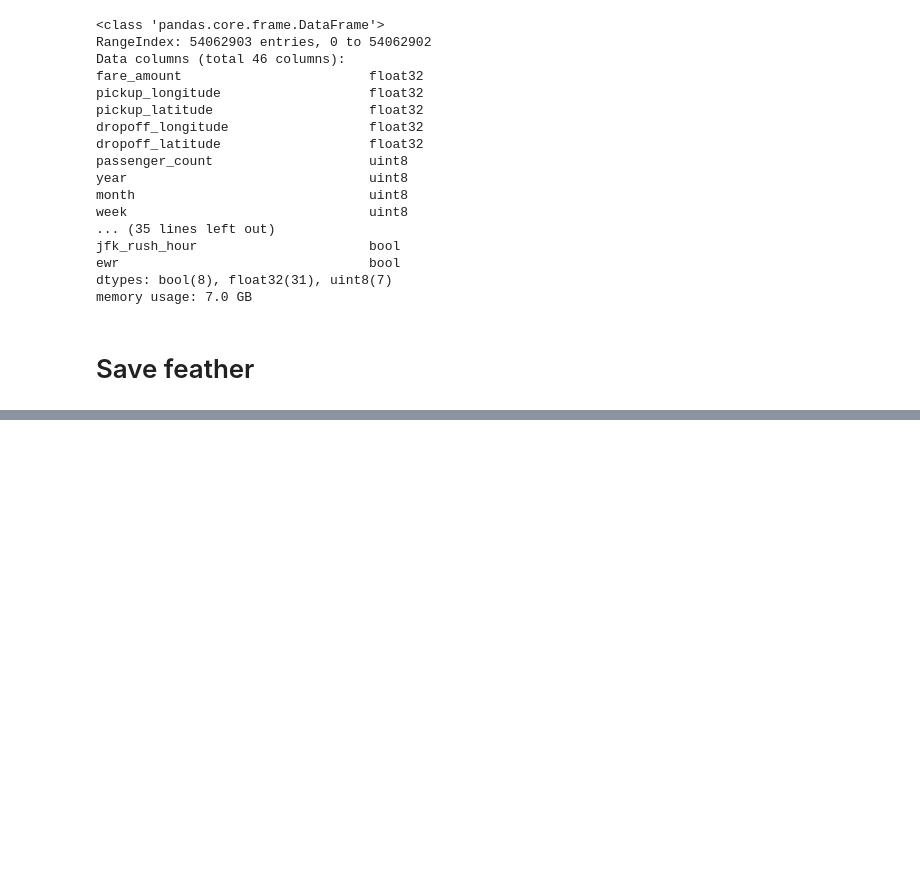
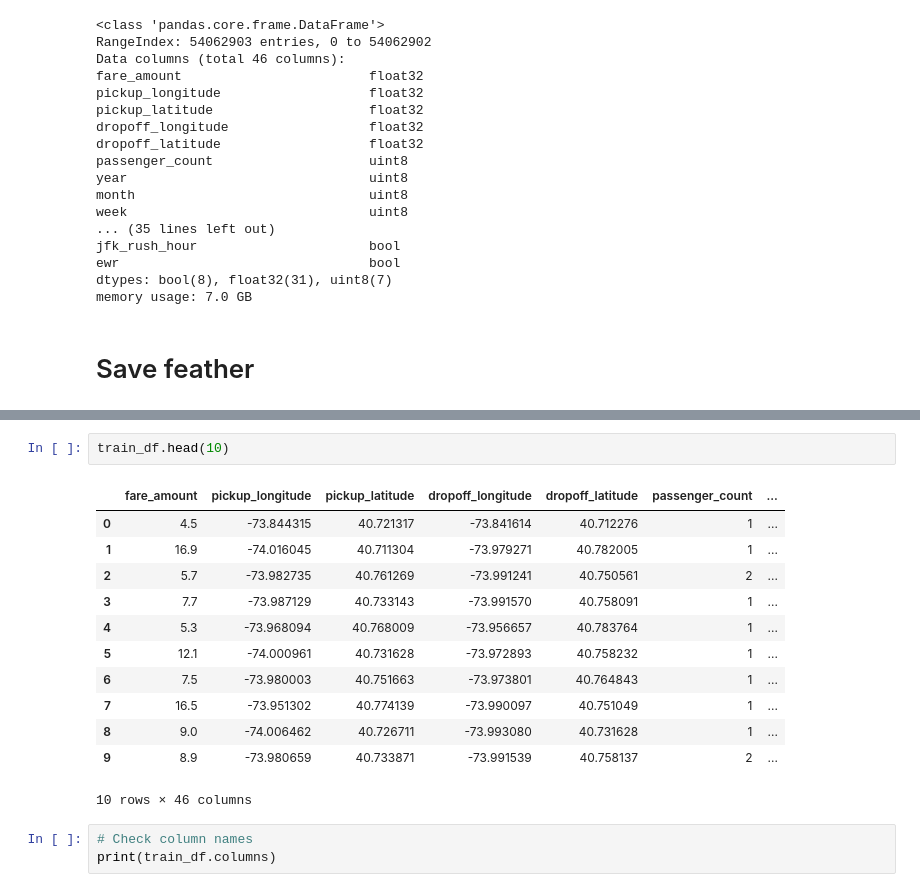
Before and after one commit to szeleeteo/kaggle, a Jupyter notebook: new-york-city-taxi-fare-prediction/new-york-city-taxi-fare-prediction_Data_Cleaning_v08.ipynb, the cells around one changed output, grey strips where cells are left out. Saved outputs shown, nothing was run; the diff lists cells and outputs as text; blank space fills up the shorter version.

```diff
--- a/new-york-city-taxi-fare-prediction/new-york-city-taxi-fare-prediction_Data_Cleaning_v08.ipynb
+++ b/new-york-city-taxi-fare-prediction/new-york-city-taxi-fare-prediction_Data_Cleaning_v08.ipynb
@@ -634,0 +641,18 @@ memory usage: 7.0 GB
+# %%
+train_df.head(10)
+# %% [output]
+|  | fare_amount | pickup_longitude | pickup_latitude | dropoff_longitude | dropoff_latitude | passenger_count | ... |
+| 0 | 4.5 | -73.844315 | 40.721317 | -73.841614 | 40.712276 | 1 | ... |
+| 1 | 16.9 | -74.016045 | 40.711304 | -73.979271 | 40.782005 | 1 | ... |
+| 2 | 5.7 | -73.982735 | 40.761269 | -73.991241 | 40.750561 | 2 | ... |
+| 3 | 7.7 | -73.987129 | 40.733143 | -73.991570 | 40.758091 | 1 | ... |
+| 4 | 5.3 | -73.968094 | 40.768009 | -73.956657 | 40.783764 | 1 | ... |
+| 5 | 12.1 | -74.000961 | 40.731628 | -73.972893 | 40.758232 | 1 | ... |
+| 6 | 7.5 | -73.980003 | 40.751663 | -73.973801 | 40.764843 | 1 | ... |
+| 7 | 16.5 | -73.951302 | 40.774139 | -73.990097 | 40.751049 | 1 | ... |
+| 8 | 9.0 | -74.006462 | 40.726711 | -73.993080 | 40.731628 | 1 | ... |
+| 9 | 8.9 | -73.980659 | 40.733871 | -73.991539 | 40.758137 | 2 | ... |
+10 rows × 46 columns
+# %%
+# Check column names
+print(train_df.columns)
```
Also changed, not shown: parts of 17 cells of this notebook, 1 other file.
